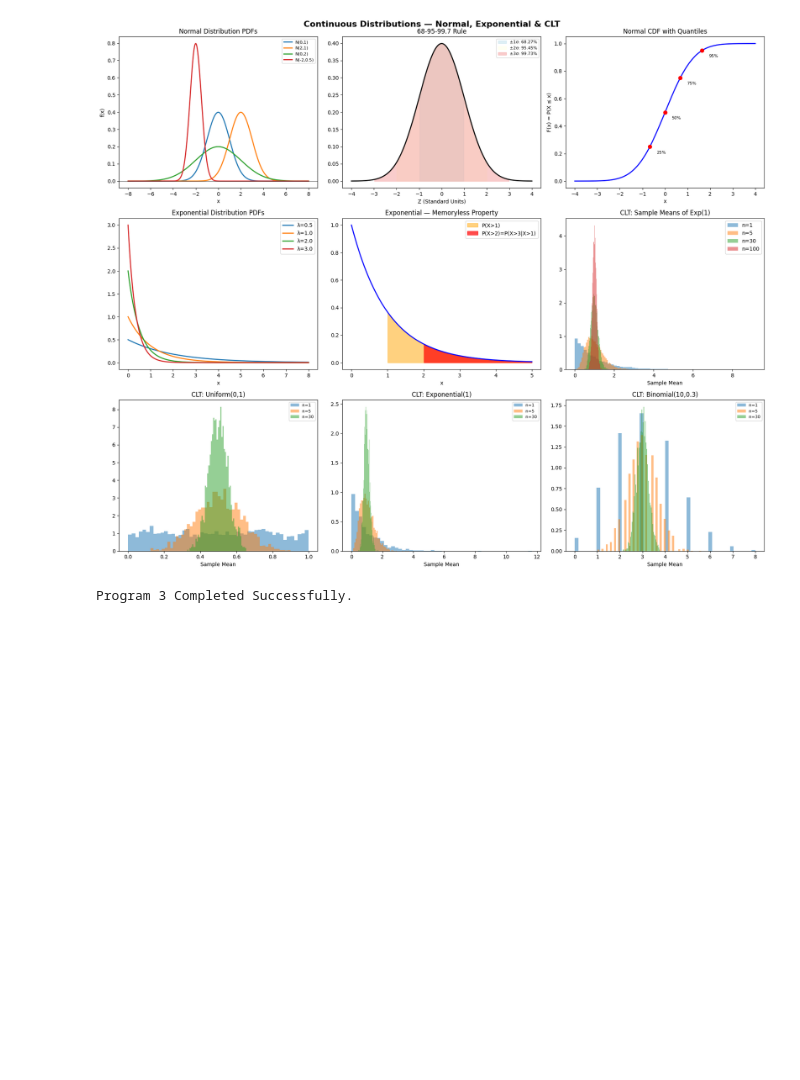
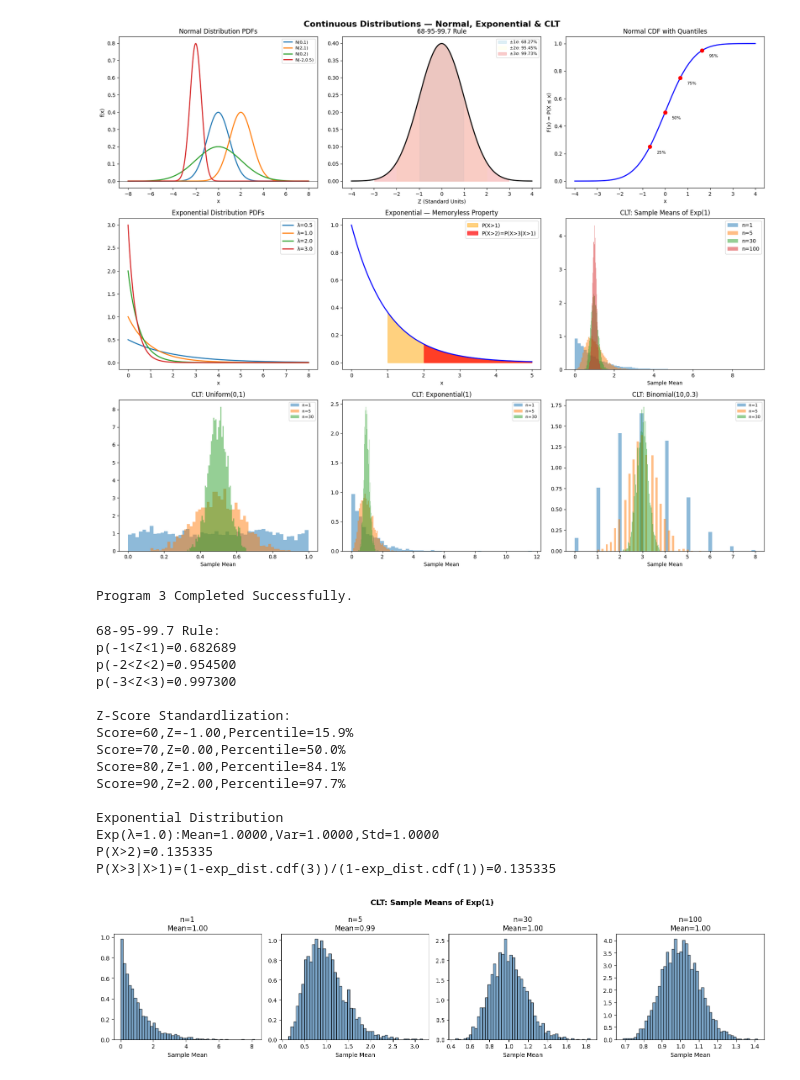
Before and after one commit to Mahesh-Wali/AEC-LAB, a Jupyter notebook: mahesh.ipynb, the cells around one changed output. Cells and saved outputs as stored; diff of their text form; code cells hidden in the pictures; blank space fills up the shorter version.

```diff
--- a/mahesh.ipynb
+++ b/mahesh.ipynb
@@ -767,3 +773,75 @@ Normal Distribution Properties:
   μ_4 = 43.040528
 [figure]
 Program 3 Completed Successfully.
+# %%
+import numpy as np
+import matplotlib.pyplot as plt
+from scipy import stats
+
+np.random.seed(42)
+#Normal Distribution
+x=np.linspace(-4,4,400)
+
+#Create a standard normal distribution
+std_normal=stats.norm(0,1)
+
+#Verify the 68-95-99.7 Rule
+print('68-95-99.7 Rule:')
+print(f'p(-1<Z<1)={std_normal.cdf(1)-std_normal.cdf(-1):.6f}')
+print(f'p(-2<Z<2)={std_normal.cdf(2)-std_normal.cdf(-2):.6f}')
+print(f'p(-3<Z<3)={std_normal.cdf(3)-std_normal.cdf(-3):.6f}')
+print()
+
+#Z-Score Standardlization
+#Define marks
+print('Z-Score Standardlization:')
+mu_exam,sigma_exam=70,10
+for score in [60,70,80,90]:
+  z=(score-mu_exam)/sigma_exam
+  percentile=std_normal.cdf(z)*100
+  print(f'Score={score},Z={z:.2f},Percentile={percentile:.1f}%')
+
+#Exponentail Distribution
+print()
+print('Exponential Distribution')
+lam=1.0
+exp_dist=stats.expon(scale=1/lam)
+print(f'Exp(λ={lam}):Mean={exp_dist.mean():.4f},Var={exp_dist.var():.4f},Std={exp_dist.std():.4f}')
+
+print(f'P(X>2)={1-exp_dist.cdf(2):.6f}')
+print(f'P(X>3|X>1)=(1-exp_dist.cdf(3))/(1-exp_dist.cdf(1))={((1-exp_dist.cdf(3))/(1-exp_dist.cdf(1))):.6f}')
+
+
+
+# --- CENTRAL LIMIT THEOREM ---
+
+sample_sizes = [1, 5, 30, 100]
+fig, axes = plt.subplots(1, 4, figsize=(16, 4))
+
+for i, n in enumerate(sample_sizes):
+    means = [np.mean(np.random.exponential(1, n)) for _ in range(3000)]
+    axes[i].hist(means, bins=50, density=True,
+                 color='steelblue', edgecolor='black', alpha=0.7)
+    axes[i].set_title(f'n={n}\nMean={np.mean(means):.2f}')
+    axes[i].set_xlabel('Sample Mean')
+
+fig.suptitle('CLT: Sample Means of Exp(1)', fontsize=13, fontweight='bold')
+plt.tight_layout()
+plt.show()
+# %% [output]
+68-95-99.7 Rule:
+p(-1<Z<1)=0.682689
+p(-2<Z<2)=0.954500
+p(-3<Z<3)=0.997300
+
+Z-Score Standardlization:
+Score=60,Z=-1.00,Percentile=15.9%
+Score=70,Z=0.00,Percentile=50.0%
+Score=80,Z=1.00,Percentile=84.1%
+Score=90,Z=2.00,Percentile=97.7%
+
+Exponential Distribution
+Exp(λ=1.0):Mean=1.0000,Var=1.0000,Std=1.0000
+P(X>2)=0.135335
+P(X>3|X>1)=(1-exp_dist.cdf(3))/(1-exp_dist.cdf(1))=0.135335
+[figure, added]
```
Also changed, not shown: parts of 1 cell of this notebook.
